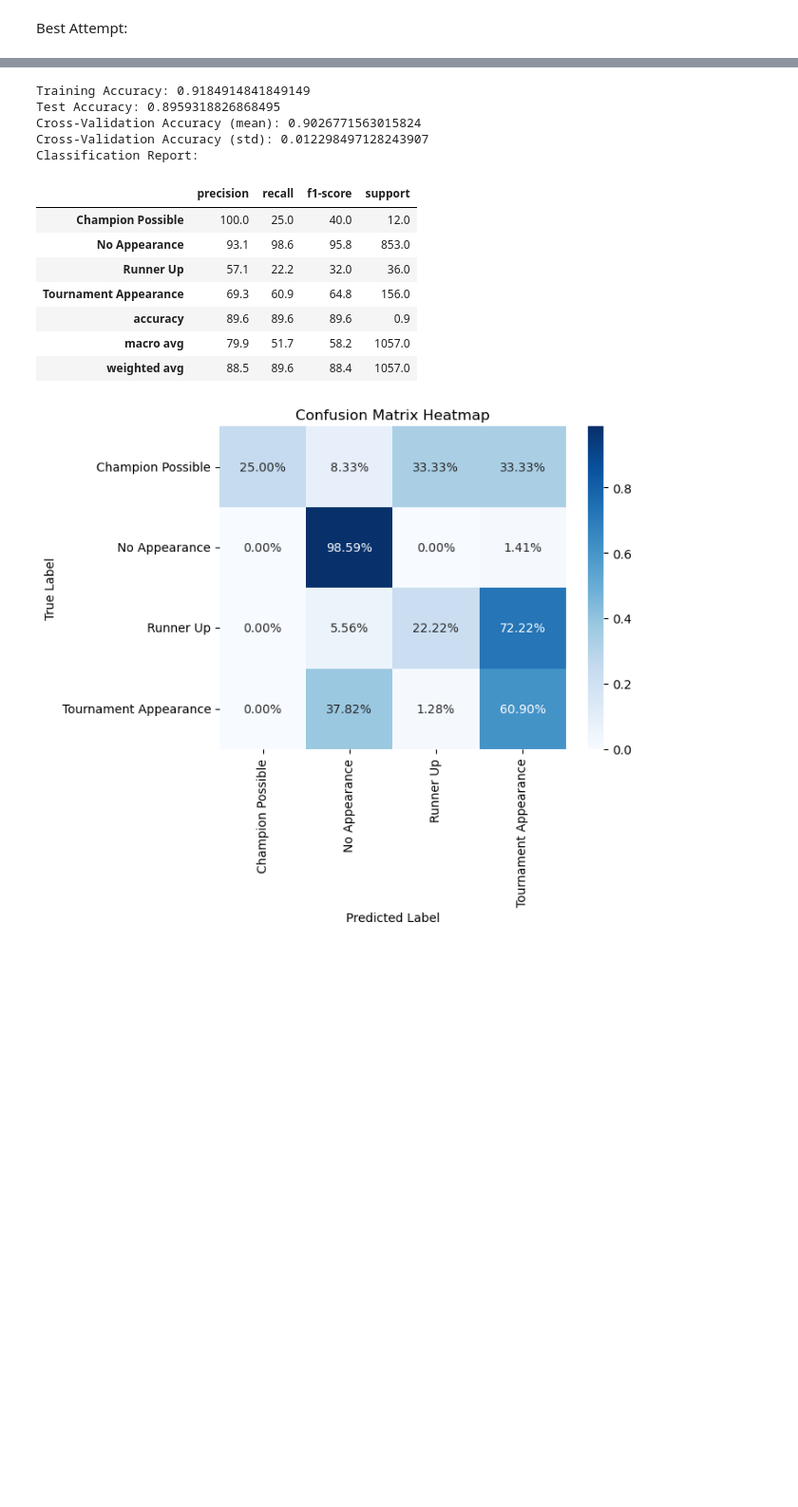
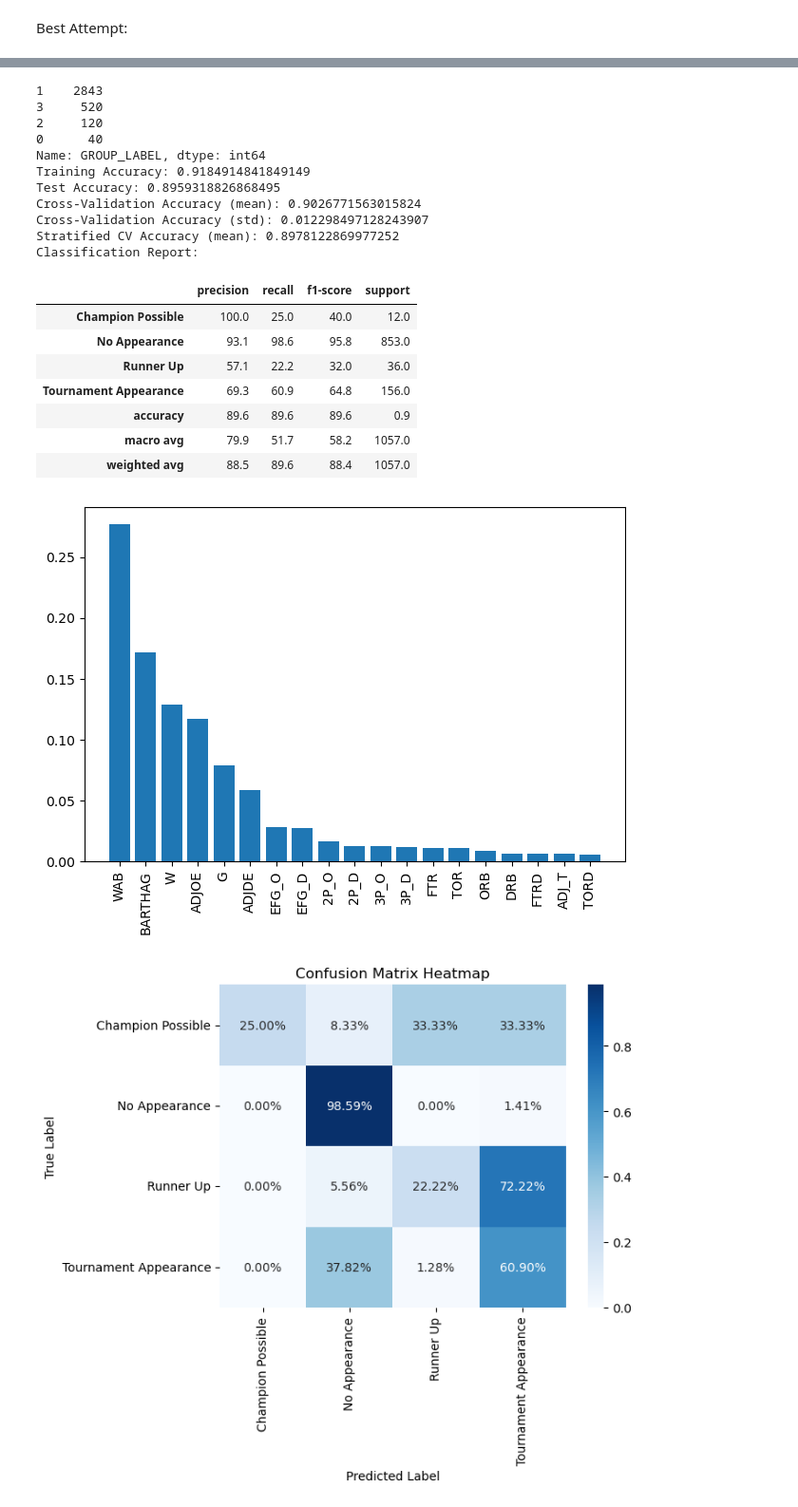
Before and after one commit to regs02/Academic_Performance_v_CBB, a Jupyter notebook: jacob_final_project.ipynb, the cells around one changed output, grey strips where cells are left out. Shown at 95% size. Drawn from its saved outputs; the diff is of its cells as text; code cells hidden in the pictures; blank space fills up the shorter version.

Commit message:
Model Updates and Next Steps

```diff
--- a/jacob_final_project.ipynb
+++ b/jacob_final_project.ipynb
@@ -197,6 +209,8 @@ Best Attempt:
 label_encoder = LabelEncoder()
 bball_df['GROUP_LABEL'] = label_encoder.fit_transform(bball_df['Tournament Grouping'])
 y = bball_df['GROUP_LABEL']
+
+print(y.value_counts())
 
 X = bball_df[numerical_vars]
 
@@ -234,13 +248,24 @@ cv_scores = cross_val_score(rf, X_train, y_train, cv=5, scoring='accuracy')
 print("Cross-Validation Accuracy (mean):", cv_scores.mean())
 print("Cross-Validation Accuracy (std):", cv_scores.std())
 
+from sklearn.model_selection import StratifiedKFold, cross_val_score
+cv = StratifiedKFold(n_splits=5, shuffle=True, random_state=42)
+cv_scores = cross_val_score(rf, X_train, y_train, cv=cv, scoring='accuracy')
+print("Stratified CV Accuracy (mean):", cv_scores.mean())
+
 print("Classification Report:")
 report_df.head(len(report_df))
 # %% [output]
+1    2843
+3     520
+2     120
+0      40
+Name: GROUP_LABEL, dtype: int64
 Training Accuracy: 0.9184914841849149
 Test Accuracy: 0.8959318826868495
 Cross-Validation Accuracy (mean): 0.9026771563015824
 Cross-Validation Accuracy (std): 0.012298497128243907
+Stratified CV Accuracy (mean): 0.8978122869977252
 Classification Report:
 |  | precision | recall | f1-score | support |
 | Champion Possible | 100.0 | 25.0 | 40.0 | 12.0 |
@@ -250,6 +275,17 @@ Classification Report:
 | accuracy | 89.6 | 89.6 | 89.6 | 0.9 |
 | macro avg | 79.9 | 51.7 | 58.2 | 1057.0 |
 | weighted avg | 88.5 | 89.6 | 88.4 | 1057.0 |
+# %%
+importances = rf.feature_importances_
+indices = np.argsort(importances)[::-1]
+feature_names = X.columns
+
+plt.bar(range(X.shape[1]), importances[indices])
+plt.xticks(range(X.shape[1]), feature_names[indices], rotation=90)
+plt.tight_layout()
+plt.show()
+# %% [output]
+[figure, added]
 # %%
 cm = confusion_matrix(y_test, y_pred)
 cm_normalized = cm.astype('float') / cm.sum(axis=1)[:, np.newaxis]
```
Also changed, not shown: parts of 3 cells of this notebook.
